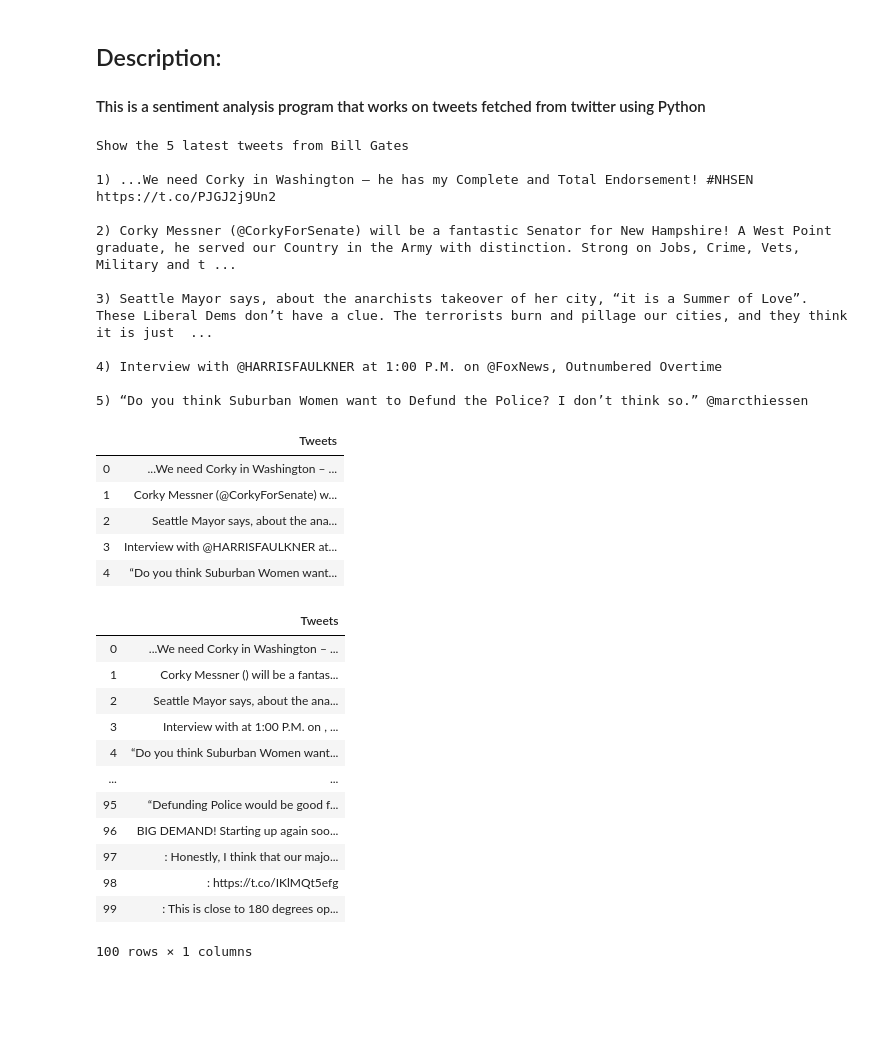
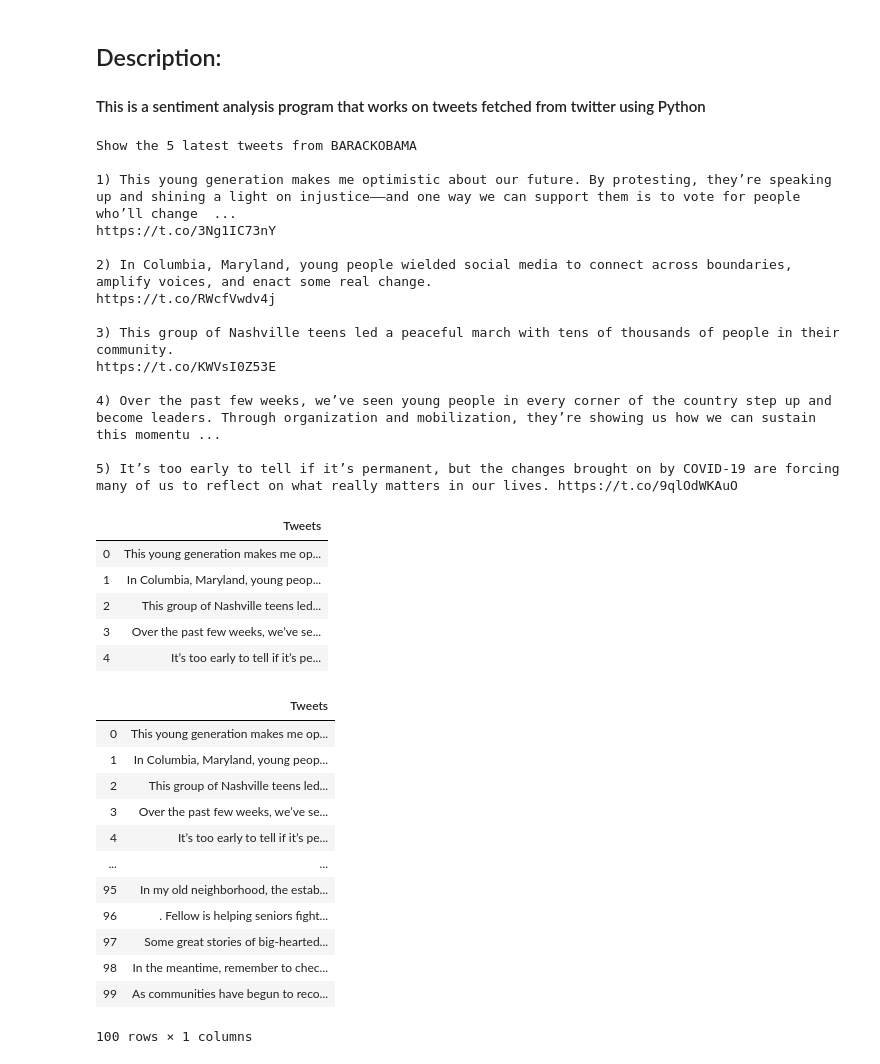
Before and after one commit to vib795/sentimentAnalysis, a Jupyter notebook: sentimentAnalysis.ipynb, the cells around one changed output. Cells and saved outputs as stored; diff of their text form; code cells hidden in the pictures; blank space fills up the shorter version.

```diff
--- a/sentimentAnalysis.ipynb
+++ b/sentimentAnalysis.ipynb
@@ -31,26 +31,30 @@ authenticate.set_access_token(accessToken, accessTokenSecret)
 api = tweepy.API(authenticate, wait_on_rate_limit = True)
 # %%
 ## Extract 100 tweets from the twitter user
-posts = api.user_timeline(screen_name = "realDonaldTrump", count = 100, lang = "en", tweet_mode="extended")
+screenName = "BarackObama"
+posts = api.user_timeline(screen_name = screenName, count = 100, lang = "en", tweet_mode="extended")
 
 ## Print last tweets from the account
-print("Show the 5 latest tweets from Bill Gates \n" )
+print("Show the 5 latest tweets from " + screenName.upper() + "\n" )
 i=1
 for tweet in posts[0:5]:
     print (str(i) + ') ' + tweet.full_text + '\n')
     i = i + 1
 # %% [output]
-Show the 5 latest tweets from Bill Gates
+Show the 5 latest tweets from BARACKOBAMA
 
-1) ...We need Corky in Washington – he has my Complete and Total Endorsement! #NHSEN https://t.co/PJGJ2j9Un2
+1) This young generation makes me optimistic about our future. By protesting, they’re speaking up and shining a light on injustice––and one way we can support them is to vote for people who’ll change  ...
+https://t.co/3Ng1IC73nY
 
-2) Corky Messner (@CorkyForSenate) will be a fantastic Senator for New Hampshire! A West Point graduate, he served our Country in the Army with distinction. Strong on Jobs, Crime, Vets, Military and t ...
+2) In Columbia, Maryland, young people wielded social media to connect across boundaries, amplify voices, and enact some real change.
+https://t.co/RWcfVwdv4j
 
-3) Seattle Mayor says, about the anarchists takeover of her city, “it is a Summer of Love”. These Liberal Dems don’t have a clue. The terrorists burn and pillage our cities, and they think it is just  ...
+3) This group of Nashville teens led a peaceful march with tens of thousands of people in their community.
+https://t.co/KWVsI0Z53E
 
-4) Interview with @HARRISFAULKNER at 1:00 P.M. on @FoxNews, Outnumbered Overtime
+4) Over the past few weeks, we’ve seen young people in every corner of the country step up and become leaders. Through organization and mobilization, they’re showing us how we can sustain this momentu ...
 
-5) “Do you think Suburban Women want to Defund the Police? I don’t think so.” @marcthiessen
+5) It’s too early to tell if it’s permanent, but the changes brought on by COVID-19 are forcing many of us to reflect on what really matters in our lives. https://t.co/9qlOdWKAuO
 # %%
 ## Create a dataframe with a colum called tweets
 df = pd.DataFrame([tweet.full_text for tweet in posts], columns=['Tweets'])
@@ -59,41 +63,41 @@ df = pd.DataFrame([tweet.full_text for tweet in posts], columns=['Tweets'])
 df.head(5)
 # %% [output]
 |  | Tweets |
-| 0 | ...We need Corky in Washington – ... |
-| 1 | Corky Messner (@CorkyForSenate) w... |
-| 2 | Seattle Mayor says, about the ana... |
-| 3 | Interview with @HARRISFAULKNER at... |
-| 4 | “Do you think Suburban Women want... |
+| 0 | This young generation makes me op... |
+| 1 | In Columbia, Maryland, young peop... |
+| 2 | This group of Nashville teens led... |
+| 3 | Over the past few weeks, we’ve se... |
+| 4 | It’s too early to tell if it’s pe... |
 # %%
 ## Clean the text
 
 ## Create a function to clean the tweets
 def cleanTxt(text):
     text = re.sub(r'@[A-Za-z0-9]+', '', text) #removes @mentions
     text = re.sub(r'#', '', text) #removes the '#' symbol
     text = re.sub(r'RT[\s]+', '', text) #removes 'RT'
-    text = re.sub(r'https?:\/\/S+', '', text) #removes hyperlinks
+    text = re.sub(r'https:\/\/[a-zA-Z0-9]+', '', text) #removes hyperlinks
 
     return text
 
 ## CLeaning the text
 df['Tweets'] = df['Tweets'].apply(cleanTxt)
 
 ## Show the cleaned text
 df
 # %% [output]
 |  | Tweets |
-| 0 | ...We need Corky in Washington – ... |
-| 1 | Corky Messner () will be a fantas... |
-| 2 | Seattle Mayor says, about the ana... |
-| 3 | Interview with at 1:00 P.M. on , ... |
-| 4 | “Do you think Suburban Women want... |
+| 0 | This young generation makes me op... |
+| 1 | In Columbia, Maryland, young peop... |
+| 2 | This group of Nashville teens led... |
+| 3 | Over the past few weeks, we’ve se... |
+| 4 | It’s too early to tell if it’s pe... |
 | ... | ... |
-| 95 | “Defunding Police would be good f... |
-| 96 | BIG DEMAND! Starting up again soo... |
-| 97 | : Honestly, I think that our majo... |
-| 98 | : https://t.co/IKlMQt5efg |
-| 99 | : This is close to 180 degrees op... |
+| 95 | In my old neighborhood, the estab... |
+| 96 | . Fellow is helping seniors fight... |
+| 97 | Some great stories of big-hearted... |
+| 98 | In the meantime, remember to chec... |
+| 99 | As communities have begun to reco... |
 100 rows × 1 columns
 # %%
 ## Create a funtion to get subjectivity
```
Also changed, not shown: parts of 9 cells of this notebook.
